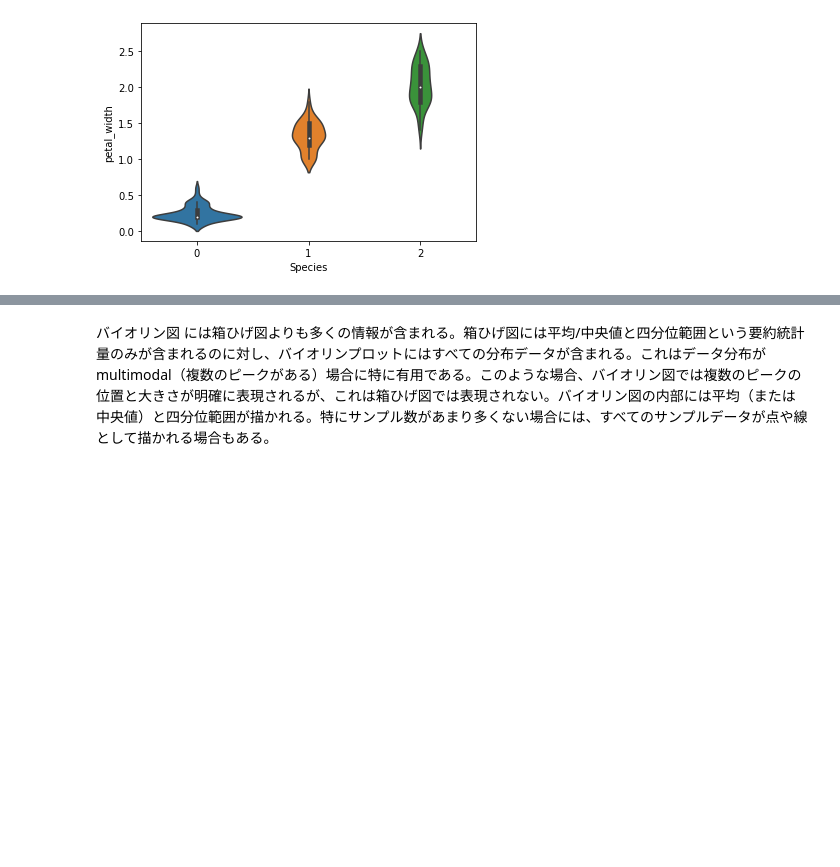
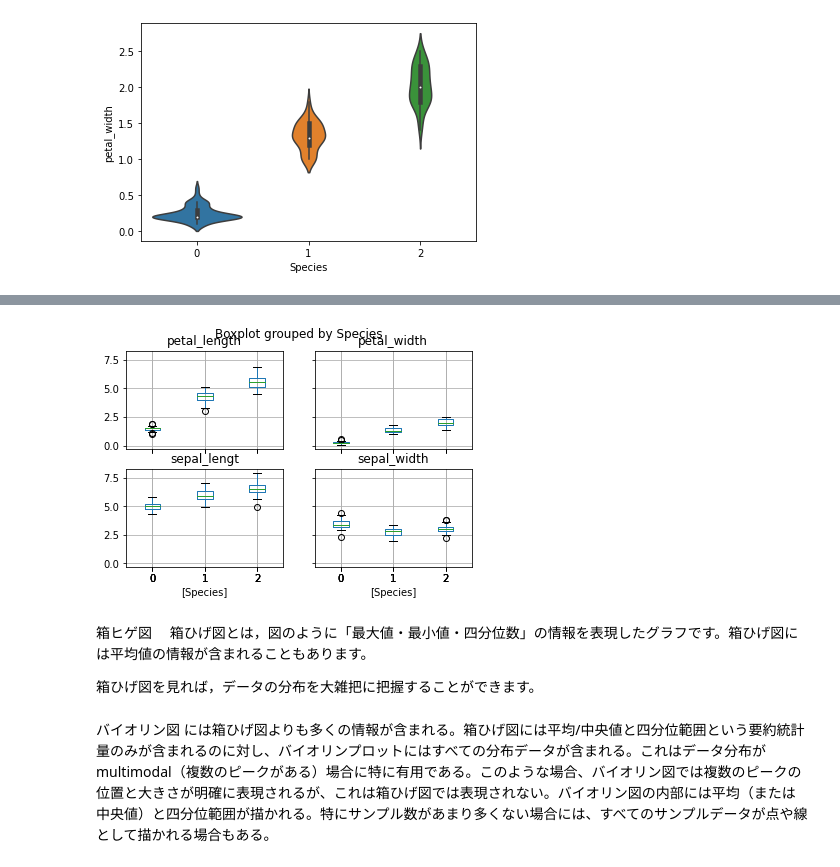
Before and after one commit to YoheiOgawa-19/diveintocode-ml, a Jupyter notebook: Week3/Week3_before_kadai1.ipynb, the cells around one changed output, grey strips where cells are left out. Cells and saved outputs as stored; diff of their text form; code cells hidden in the pictures; blank space fills up the shorter version.

```diff
--- a/Week3/Week3_before_kadai1.ipynb
+++ b/Week3/Week3_before_kadai1.ipynb
@@ -54,6 +47,3 @@ X.shape
 (150, 4)
 # %% [markdown]
 Y目的変数も同様にyに格納してください。
-# %%
-Y = pd.DataFrame(iris.target, columns=["Species"])
-Y.head()
@@ -414,3 +393,13 @@ SyntaxError: invalid character in identifier (<ipython-input-26-cad35f680ece>, l
+# %%
+df.boxplot(by='Species')
+plt.show()
+# %% [output]
+[figure, added]
+# %% [markdown]
+箱ヒゲ図
+箱ひげ図とは，図のように「最大値・最小値・四分位数」の情報を表現したグラフです。箱ひげ図には平均値の情報が含まれることもあります。
+
+箱ひげ図を見れば，データの分布を大雑把に把握することができます。
 # %% [markdown]
 バイオリン図
 には箱ひげ図よりも多くの情報が含まれる。箱ひげ図には平均/中央値と四分位範囲という要約統計量のみが含まれるのに対し、バイオリンプロットにはすべての分布データが含まれる。これはデータ分布がmultimodal（複数のピークがある）場合に特に有用である。このような場合、バイオリン図では複数のピークの位置と大きさが明確に表現されるが、これは箱ひげ図では表現されない。バイオリン図の内部には平均（または中央値）と四分位範囲が描かれる。特にサンプル数があまり多くない場合には、すべてのサンプルデータが点や線として描かれる場合もある。
```
Also changed, not shown: parts of 8 cells of this notebook, 6 other files.
